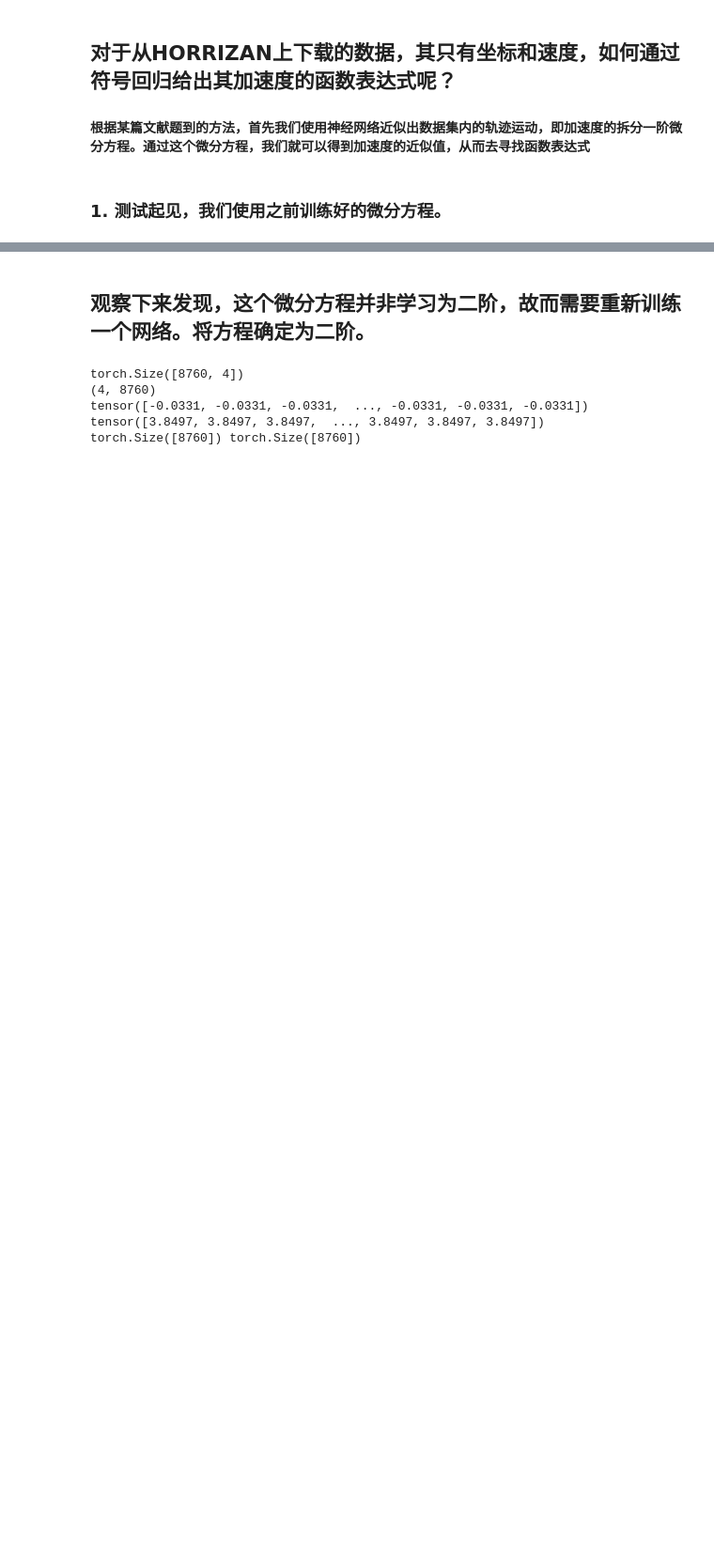
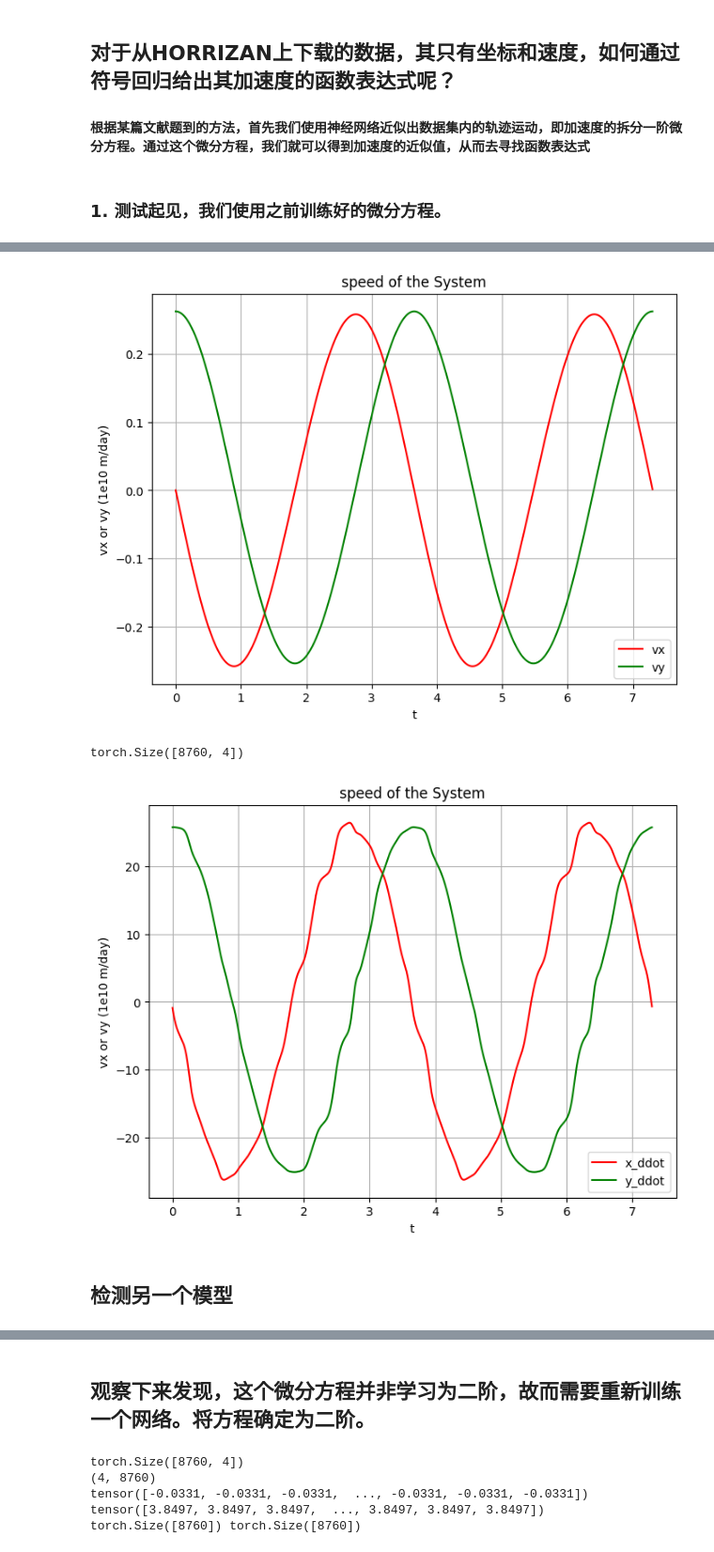
Before and after one commit to wears8/graduaion_project, a Jupyter notebook: symbol_recycle/slove_method.ipynb, the cells around one changed output, grey strips where cells are left out. Shown at 94% size. Cells and saved outputs as stored; diff of their text form; code cells hidden in the pictures; blank space fills up the shorter version.

```diff
--- a/symbol_recycle/slove_method.ipynb
+++ b/symbol_recycle/slove_method.ipynb
@@ -89,0 +99,34 @@ plt.show()
+# %%
+#比较一下速度分量
+plt.figure(figsize=(8, 6))
+plt.plot(t,vx, color = 'red',label = 'vx')
+plt.plot(t,vy, color = 'green',label = 'vy')
+plt.xlabel('t')
+plt.ylabel('vx or vy (1e10 m/day)')
+plt.title('speed of the System')
+plt.legend()
+plt.grid()
+plt.show()
+
+# 根据模型计算出的加速度
+yo = torch.tensor(yy.T, dtype=torch.float32)
+t = torch.tensor(t,dtype = torch.float32)
+tt = model.forward(t,yo)
+pre = tt.detach().numpy()
+print(yo.shape)
+
+plt.figure(figsize=(8, 6))
+plt.plot(t,pre[:,0], color = 'red',label = 'x_ddot')
+plt.plot(t,pre[:,1], color = 'green',label = 'y_ddot')
+plt.xlabel('t')
+plt.ylabel('vx or vy (1e10 m/day)')
+plt.title('speed of the System')
+plt.legend()
+plt.grid()
+plt.show()
+# %% [output]
+[figure, added]
+torch.Size([8760, 4])
+[figure, added]
+# %% [markdown]
+## 检测另一个模型
```
Also changed, not shown: parts of 12 cells of this notebook, 8 other files.
